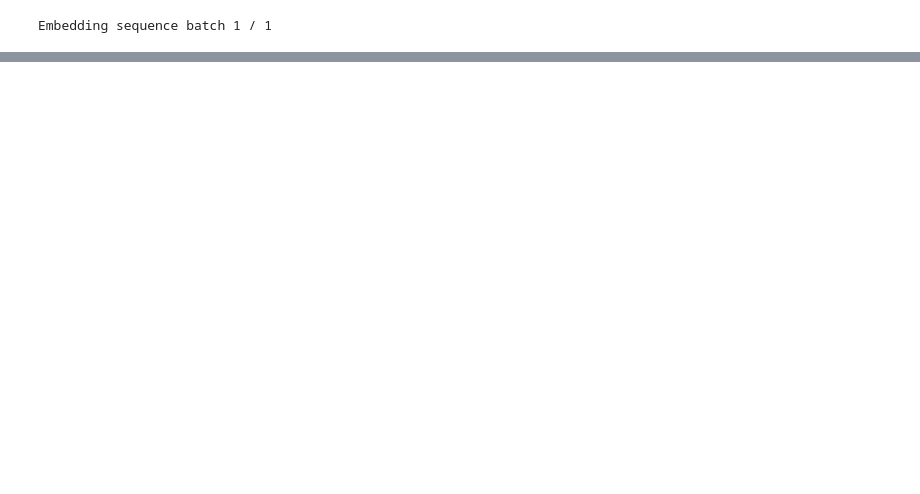
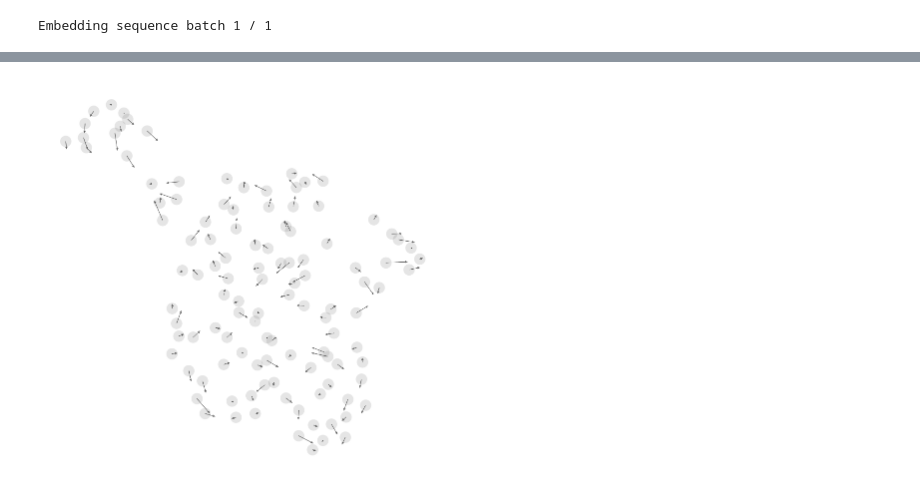
Before and after one commit to aubreyagub/esm2_for_fmdv, a Jupyter notebook: fmd_evovelocity.ipynb, the cells around one changed output, grey strips where cells are left out. Saved outputs shown, nothing was run; the diff lists cells and outputs as text; code cells hidden in the pictures; blank space fills up the shorter version.

Commit message:
#6 : Added multiple plots of results for evolocity overall and for mutation-specific evolocity

```diff
--- a/fmd_evovelocity.ipynb
+++ b/fmd_evovelocity.ipynb
@@ -182,3 +195,7 @@ computing velocity embedding
+# %%
+evo.pl.velocity_embedding(adata)
+# %% [output]
+[figure, added]
 # %%
 evo.pl.velocity_embedding_grid(adata)
 # %% [output]
```
Also changed, not shown: parts of 19 cells of this notebook, 6 other files.
